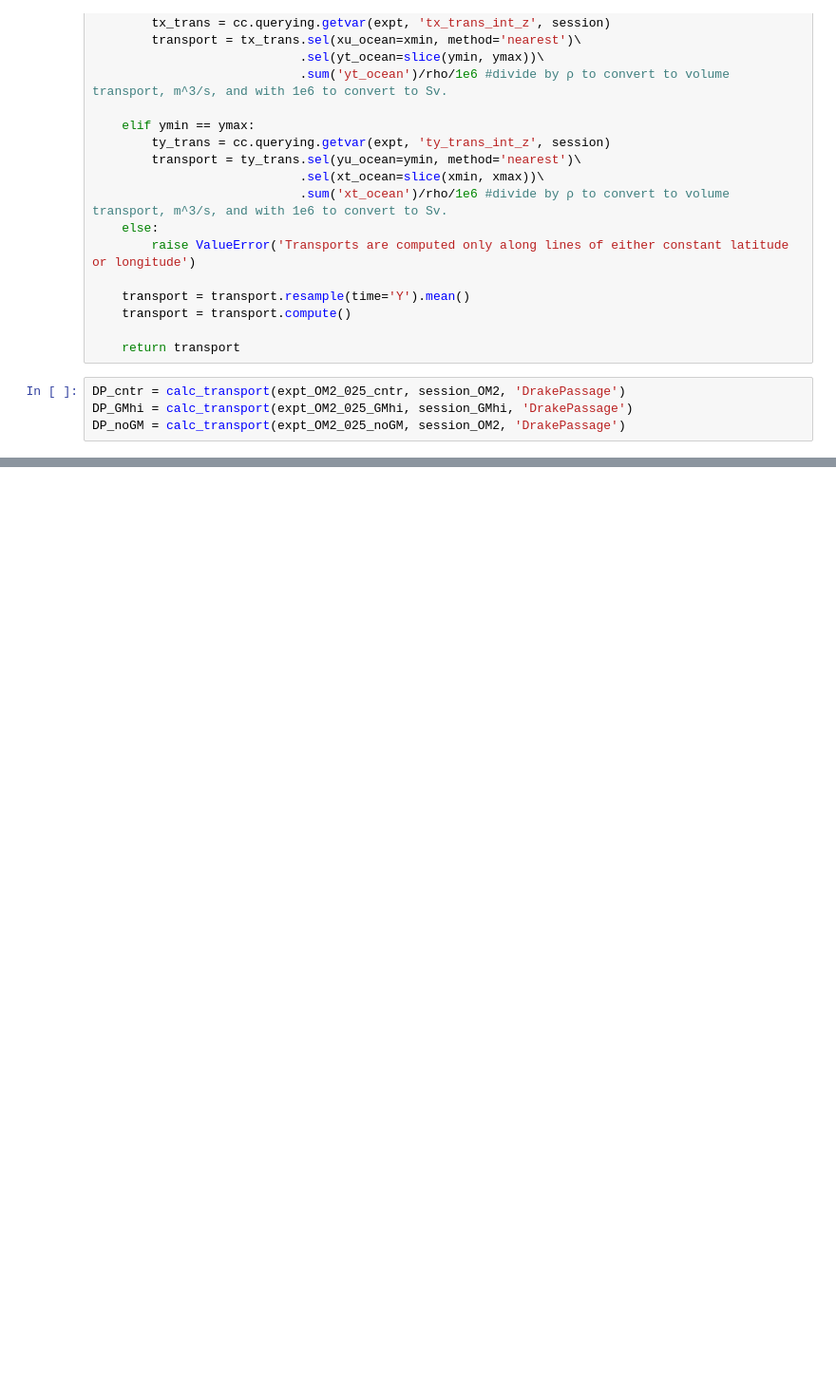
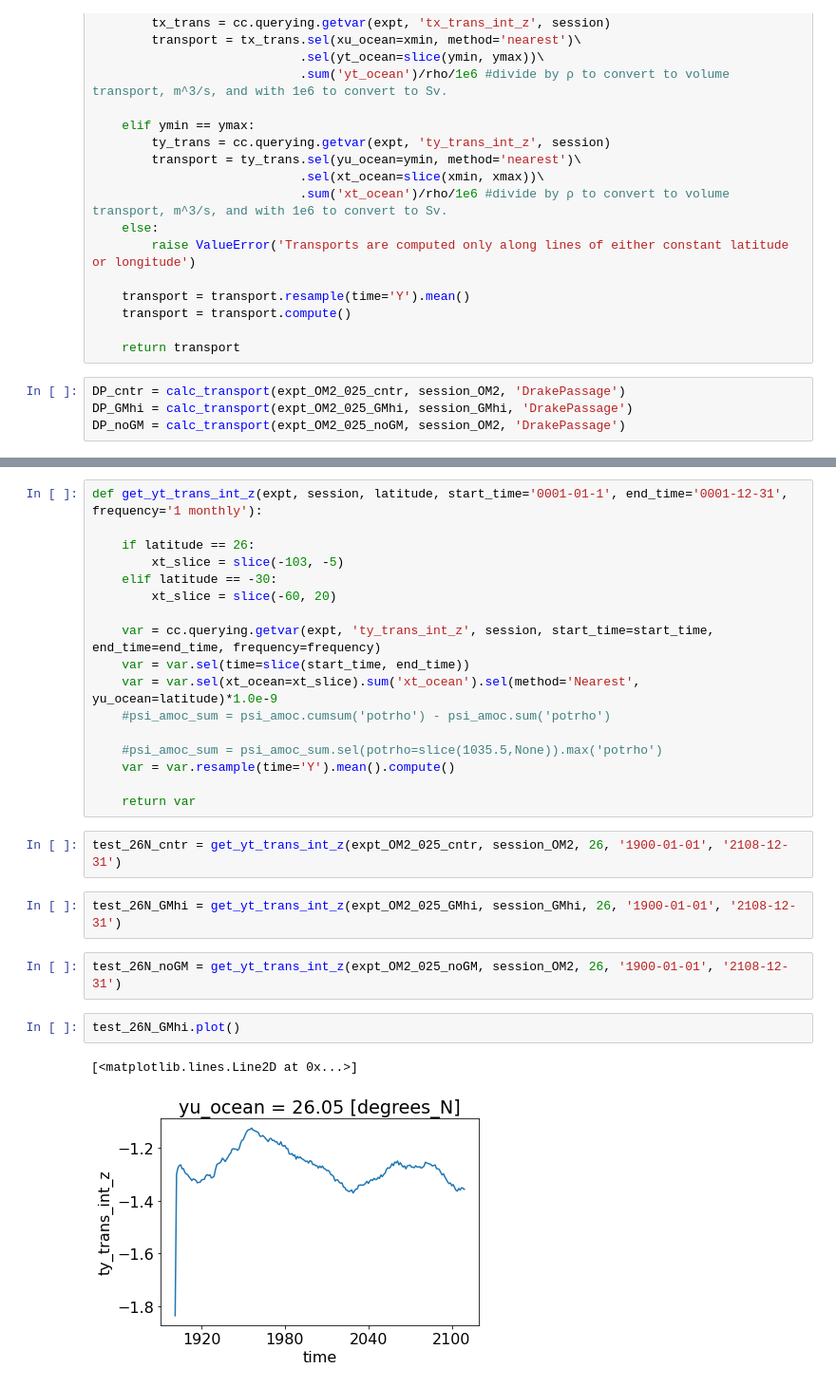
Before and after one commit to wghuneke/ACCESS-CM2-025_Analysis, a Jupyter notebook: notebooks/Testing_OM2_GMhi.ipynb, the cells around one changed output, grey strips where cells are left out. Shown at 95% size. Saved outputs shown, nothing was run; the diff lists cells and outputs as text; blank space fills up the shorter version.

```diff
--- a/notebooks/Testing_OM2_GMhi.ipynb
+++ b/notebooks/Testing_OM2_GMhi.ipynb
@@ -329,0 +390,28 @@ plt.legend()
+# %%
+def get_yt_trans_int_z(expt, session, latitude, start_time='0001-01-1', end_time='0001-12-31', frequency='1 monthly'):
+
+    if latitude == 26:
+        xt_slice = slice(-103, -5)
+    elif latitude == -30:
+        xt_slice = slice(-60, 20)
+
+    var = cc.querying.getvar(expt, 'ty_trans_int_z', session, start_time=start_time, end_time=end_time, frequency=frequency)
+    var = var.sel(time=slice(start_time, end_time))
+    var = var.sel(xt_ocean=xt_slice).sum('xt_ocean').sel(method='Nearest', yu_ocean=latitude)*1.0e-9
+    #psi_amoc_sum = psi_amoc.cumsum('potrho') - psi_amoc.sum('potrho')
+
+    #psi_amoc_sum = psi_amoc_sum.sel(potrho=slice(1035.5,None)).max('potrho')
+    var = var.resample(time='Y').mean().compute()
+
+    return var
+# %%
+test_26N_cntr = get_yt_trans_int_z(expt_OM2_025_cntr, session_OM2, 26, '1900-01-01', '2108-12-31')
+# %%
+test_26N_GMhi = get_yt_trans_int_z(expt_OM2_025_GMhi, session_GMhi, 26, '1900-01-01', '2108-12-31')
+# %%
+test_26N_noGM = get_yt_trans_int_z(expt_OM2_025_noGM, session_OM2, 26, '1900-01-01', '2108-12-31')
+# %%
+test_26N_GMhi.plot()
+# %% [output]
+[<matplotlib.lines.Line2D at 0x...>]
+[figure, added]
```
Also changed, not shown: parts of 22 cells of this notebook.
